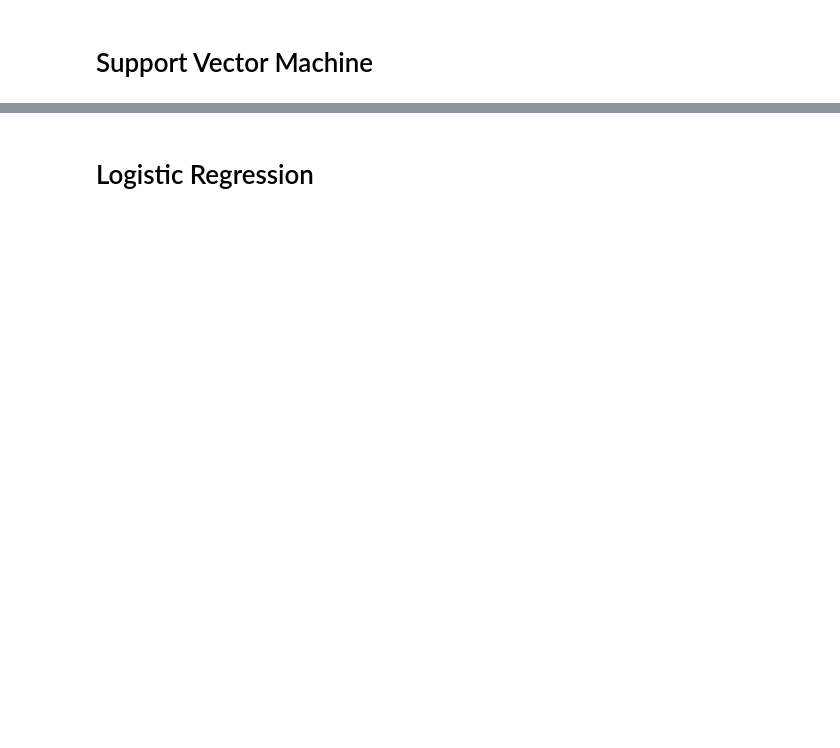
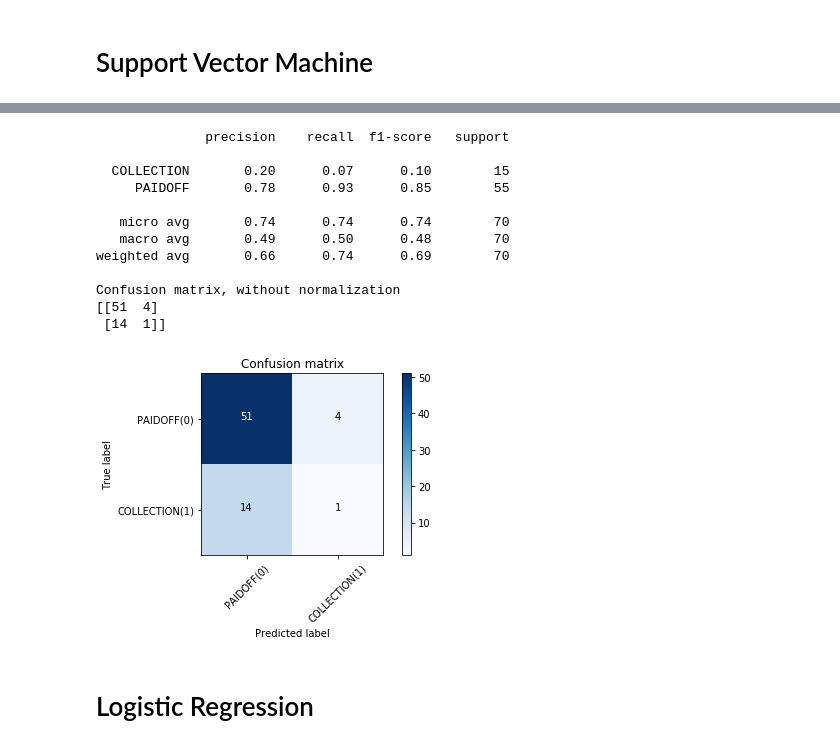
Before and after one commit to TakeshiNomaguchi/Python-Basics-for-Data-Science-Project, a Jupyter notebook: Lab-Loading Data and Viewing Data.ipynb, the cells around one changed output, grey strips where cells are left out. Cells and saved outputs as stored; diff of their text form; code cells hidden in the pictures; blank space fills up the shorter version.

```diff
--- a/Lab-Loading Data and Viewing Data.ipynb
+++ b/Lab-Loading Data and Viewing Data.ipynb
@@ -363,14 +628,28 @@ def plot_confusion_matrix(cm, classes,
     plt.xlabel('Predicted label')
 # %%
 # Compute confusion matrix
-loan_matrix = confusion_matrix(y_test, yhat, labels=[0,1])
+loan_matrix = confusion_matrix(y_test, yhat, labels=['PAIDOFF','COLLECTION'])
 np.set_printoptions(precision=2)
 
 print (classification_report(y_test, yhat))
 
 # Plot non-normalized confusion matrix
 plt.figure()
 plot_confusion_matrix(loan_matrix, classes=['PAIDOFF(0)','COLLECTION(1)'],normalize= False,  title='Confusion matrix')
+# %% [output]
+              precision    recall  f1-score   support
+
+  COLLECTION       0.20      0.07      0.10        15
+     PAIDOFF       0.78      0.93      0.85        55
+
+   micro avg       0.74      0.74      0.74        70
+   macro avg       0.49      0.50      0.48        70
+weighted avg       0.66      0.74      0.69        70
+
+Confusion matrix, without normalization
+[[51  4]
+ [14  1]]
+[figure, added]
 # %% [markdown]
 # Logistic Regression
 # %%
```
Also changed, not shown: parts of 49 cells of this notebook.
